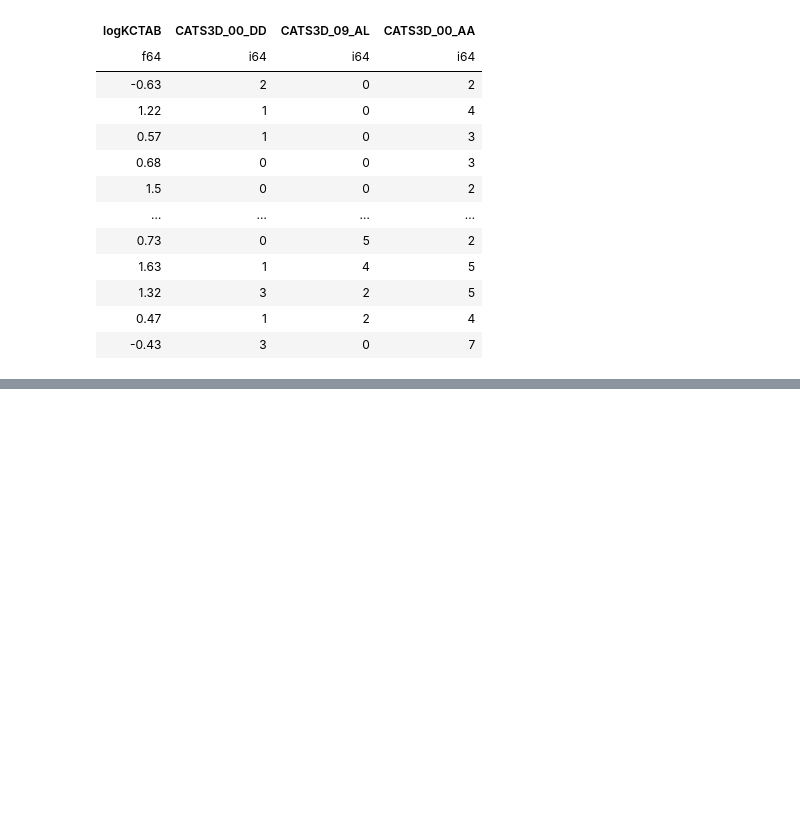
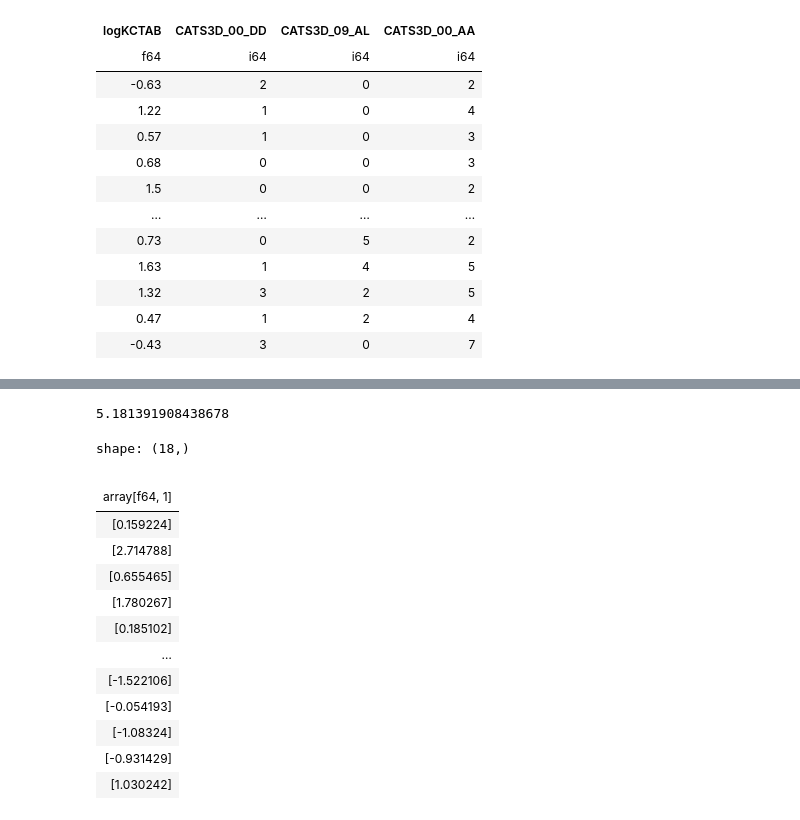
Before and after one commit to Kubabob/uczenie_maszynowe, a Jupyter notebook: 2/zad1.ipynb, the cells around one changed output, grey strips where cells are left out. Cells and saved outputs as stored; diff of their text form; code cells hidden in the pictures; blank space fills up the shorter version.

```diff
--- a/2/zad1.ipynb
+++ b/2/zad1.ipynb
@@ -183,11 +269,8 @@ shape: (27, 4)
 | 0.47 | 1 | 2 | 4 |
 | -0.43 | 3 | 0 | 7 |
 # %%
-for validation_set in validation_sets:
-    x=descriptors.with_row_index().filter(~pl.col("index").is_in(validation_set)).drop(pl.col("index"))
-    y=Y_obs.with_row_index().filter(~pl.col("index").is_in(validation_set)).drop(pl.col("index"))
-    PCR_model = LinearRegression().fit(
-        X=x,
-        y=y
+LinearRegression().fit(
+            X=X_training.with_row_index().filter(~pl.col("index").is_in(validation_set)).drop(pl.col("index")),
+            y=Y_training.with_row_index().filter(~pl.col("index").is_in(validation_set)).drop(pl.col("index"))
     )
 # %% [output]
@@ -203,0 +294,44 @@ for validation_set in validation_sets:
+# %%
+#predictions = pl.DataFrame()
+predictions = []
+residues = []
+RMSEs = []
+
+
+for idx, validation_set in enumerate(validation_sets):
+    x=X_training.with_row_index().filter(~pl.col("index").is_in(validation_set)).drop(pl.col("index"))
+    y=Y_training.with_row_index().filter(~pl.col("index").is_in(validation_set)).drop(pl.col("index"))
+    PCR_model = LinearRegression().fit(
+            X=x,
+            y=y
+    )
+    prediction = PCR_model.predict(X_training.with_row_index().filter(pl.col("index").is_in(validation_set)).drop(pl.col("index")))
+
+
+    RMSEs.append(
+        RMSE(
+            pl.Series(prediction[i][0] for i in range(len(prediction))),
+            Y_training.with_row_index().filter(pl.col("index").is_in(validation_set)).drop(pl.col("index"))
+        )
+    )
+
+print(sum(RMSEs))
+# %% [output]
+5.181391908438678
+# %%
+x
+# %% [output]
+shape: (18,)
+|  |
+| array[f64, 1] |
+| [0.159224] |
+| [2.714788] |
+| [0.655465] |
+| [1.780267] |
+| [0.185102] |
+| … |
+| [-1.522106] |
+| [-0.054193] |
+| [-1.08324] |
+| [-0.931429] |
+| [1.030242] |
```
Also changed, not shown: parts of 16 cells of this notebook, 8 other files.
